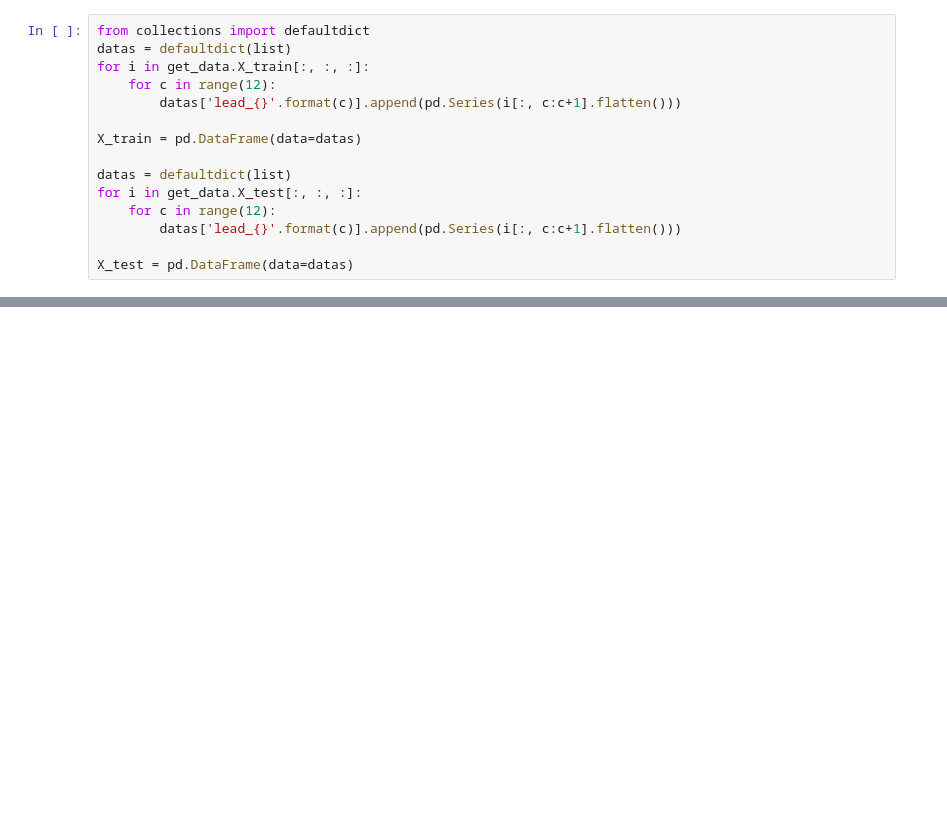
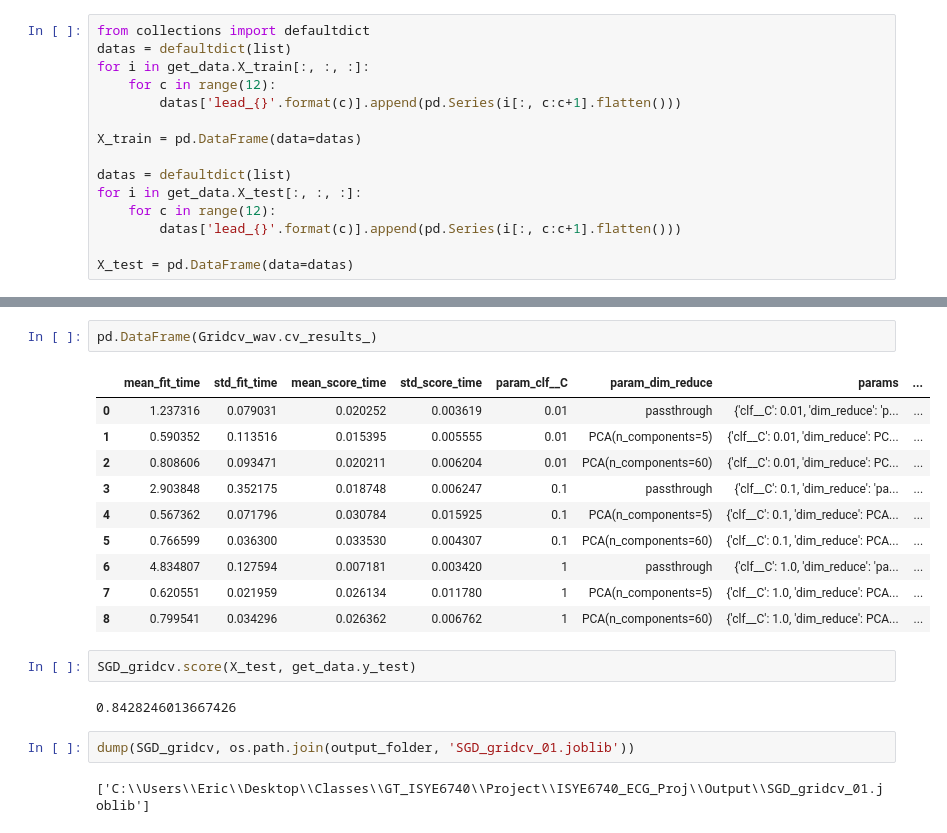
Before and after one commit to ea-g/ISYE6740_ECG_Proj, a Jupyter notebook: Code/time_series_testing.ipynb, the cells around one changed output, grey strips where cells are left out. Cells and saved outputs as stored; diff of their text form; blank space fills up the shorter version.

```diff
--- a/Code/time_series_testing.ipynb
+++ b/Code/time_series_testing.ipynb
@@ -96,0 +145,21 @@ knn_clf.score(X_test_transform, get_data.y_test)
+# %%
+pd.DataFrame(Gridcv_wav.cv_results_)
+# %% [output]
+|  | mean_fit_time | std_fit_time | mean_score_time | std_score_time | param_clf__C | param_dim_reduce | params | ... |
+| 0 | 1.237316 | 0.079031 | 0.020252 | 0.003619 | 0.01 | passthrough | {'clf__C': 0.01, 'dim_reduce': 'p... | ... |
+| 1 | 0.590352 | 0.113516 | 0.015395 | 0.005555 | 0.01 | PCA(n_components=5) | {'clf__C': 0.01, 'dim_reduce': PC... | ... |
+| 2 | 0.808606 | 0.093471 | 0.020211 | 0.006204 | 0.01 | PCA(n_components=60) | {'clf__C': 0.01, 'dim_reduce': PC... | ... |
+| 3 | 2.903848 | 0.352175 | 0.018748 | 0.006247 | 0.1 | passthrough | {'clf__C': 0.1, 'dim_reduce': 'pa... | ... |
+| 4 | 0.567362 | 0.071796 | 0.030784 | 0.015925 | 0.1 | PCA(n_components=5) | {'clf__C': 0.1, 'dim_reduce': PCA... | ... |
+| 5 | 0.766599 | 0.036300 | 0.033530 | 0.004307 | 0.1 | PCA(n_components=60) | {'clf__C': 0.1, 'dim_reduce': PCA... | ... |
+| 6 | 4.834807 | 0.127594 | 0.007181 | 0.003420 | 1 | passthrough | {'clf__C': 1.0, 'dim_reduce': 'pa... | ... |
+| 7 | 0.620551 | 0.021959 | 0.026134 | 0.011780 | 1 | PCA(n_components=5) | {'clf__C': 1.0, 'dim_reduce': PCA... | ... |
+| 8 | 0.799541 | 0.034296 | 0.026362 | 0.006762 | 1 | PCA(n_components=60) | {'clf__C': 1.0, 'dim_reduce': PCA... | ... |
+# %%
+SGD_gridcv.score(X_test, get_data.y_test)
+# %% [output]
+0.8428246013667426
+# %%
+dump(SGD_gridcv, os.path.join(output_folder, 'SGD_gridcv_01.joblib'))
+# %% [output]
+['C:\\Users\\Eric\\Desktop\\Classes\\GT_ISYE6740\\Project\\ISYE6740_ECG_Proj\\Output\\SGD_gridcv_01.joblib']
```
Also changed, not shown: parts of 31 cells of this notebook, 8 other files.
